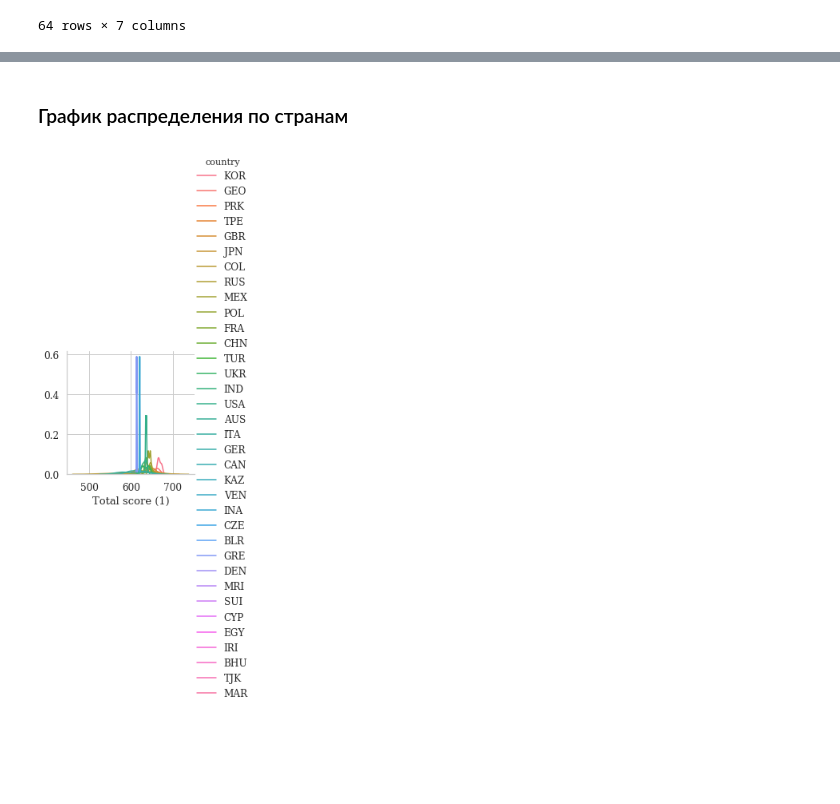
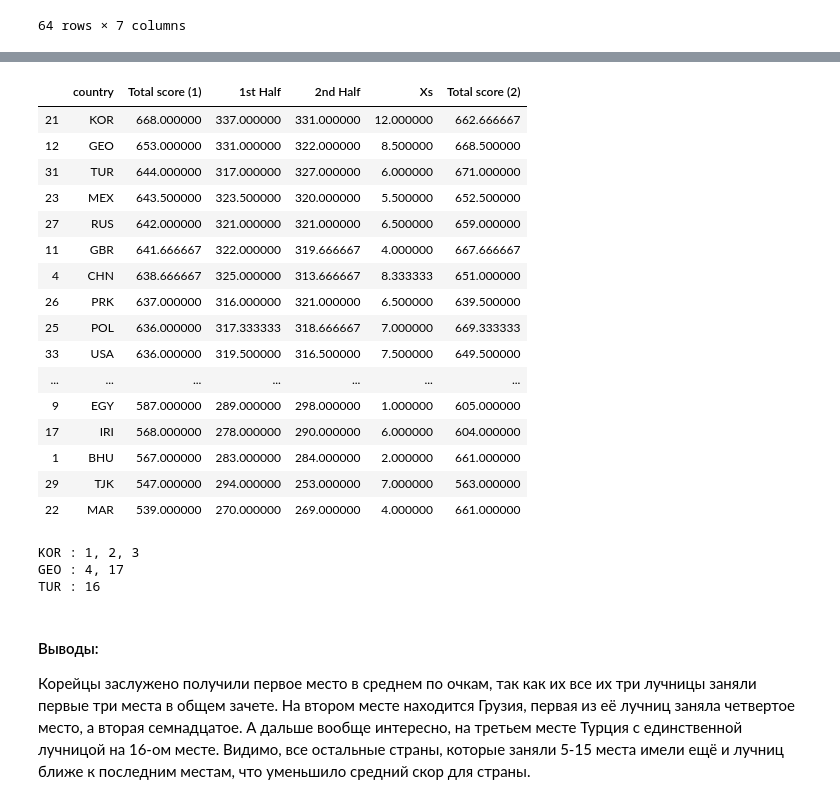
Before and after one commit to oxygen311/Statistics_MHW, a Jupyter notebook: HW1/Task1.ipynb, the cells around one changed output, grey strips where cells are left out. Drawn from its saved outputs; the diff is of its cells as text; code cells hidden in the pictures; blank space fills up the shorter version.

Commit message:
archers for three best countries

```diff
--- a/HW1/Task1.ipynb
+++ b/HW1/Task1.ipynb
@@ -205,19 +182,38 @@ VEN: min=628, Q1=628.0, median=628.0, mean=628.0 Q3=628.0, max=628
-# %% [markdown]
-### График распределения по странам
-# %%
-def distplot_fig(data, x, hue=None, row=None, col=None, legend=True, hist=False, **kwargs):
-    bins = kwargs.pop('bins', None)
-    if (bins is None) and hist:
-        # Make sure that the groups have equal-sized bins
-        bins = np.histogram_bin_edges(data[x].dropna())
-    g = sns.FacetGrid(data, hue=hue, row=row, col=col)
-    g.map(sns.distplot, x, bins=bins, hist=hist, **kwargs)
-    if legend and (hue is not None) and (hue not in [x, row, col]):
-        g.add_legend(title=hue)
-    return g
-
-distplot_fig(df, 'Total score (1)', 'country')
-plt.rcParams['figure.dpi'] = 150
-plt.show()
-# %% [output]
-[figure, removed]
+# %%
+# Найдём средние значения для каждой страны и отсортируем по среднему скору
+df_means = df.groupby(['country'], as_index=False).mean().sort_values('Total score (1)', ascending=False)
+df_means
+# %% [output]
+|  | country | Total score (1) | 1st Half | 2nd Half | Xs | Total score (2) |
+| 21 | KOR | 668.000000 | 337.000000 | 331.000000 | 12.000000 | 662.666667 |
+| 12 | GEO | 653.000000 | 331.000000 | 322.000000 | 8.500000 | 668.500000 |
+| 31 | TUR | 644.000000 | 317.000000 | 327.000000 | 6.000000 | 671.000000 |
+| 23 | MEX | 643.500000 | 323.500000 | 320.000000 | 5.500000 | 652.500000 |
+| 27 | RUS | 642.000000 | 321.000000 | 321.000000 | 6.500000 | 659.000000 |
+| 11 | GBR | 641.666667 | 322.000000 | 319.666667 | 4.000000 | 667.666667 |
+| 4 | CHN | 638.666667 | 325.000000 | 313.666667 | 8.333333 | 651.000000 |
+| 26 | PRK | 637.000000 | 316.000000 | 321.000000 | 6.500000 | 639.500000 |
+| 25 | POL | 636.000000 | 317.333333 | 318.666667 | 7.000000 | 669.333333 |
+| 33 | USA | 636.000000 | 319.500000 | 316.500000 | 7.500000 | 649.500000 |
+| ... | ... | ... | ... | ... | ... | ... |
+| 9 | EGY | 587.000000 | 289.000000 | 298.000000 | 1.000000 | 605.000000 |
+| 17 | IRI | 568.000000 | 278.000000 | 290.000000 | 6.000000 | 604.000000 |
+| 1 | BHU | 567.000000 | 283.000000 | 284.000000 | 2.000000 | 661.000000 |
+| 29 | TJK | 547.000000 | 294.000000 | 253.000000 | 7.000000 | 563.000000 |
+| 22 | MAR | 539.000000 | 270.000000 | 269.000000 | 4.000000 | 661.000000 |
+# %%
+# Напишем места всех лучников для трёх лучших стран (по очкам)
+best_countries = 3
+
+for country in df_means['country'][:best_countries]:
+    print(country, ':', ', '.join(map(str,df.index[df['country'] == country] + 1)))
+# %% [output]
+KOR : 1, 2, 3
+GEO : 4, 17
+TUR : 16
+# %% [markdown]
+#### Выводы:
+Корейцы заслужено получили первое место в среднем по очкам, так как их все их три лучницы заняли первые три места в общем зачете.
+На втором месте находится Грузия, первая из её лучниц заняла четвертое место, а вторая семнадцатое.
+А дальше вообще интересно, на третьем месте Турция с единственной лучницой на 16-ом месте.
+Видимо, все остальные страны, которые заняли 5-15 места имели ещё и лучниц ближе к последним местам, что уменьшило средний скор для страны.
```
Also changed, not shown: parts of 3 cells of this notebook.
